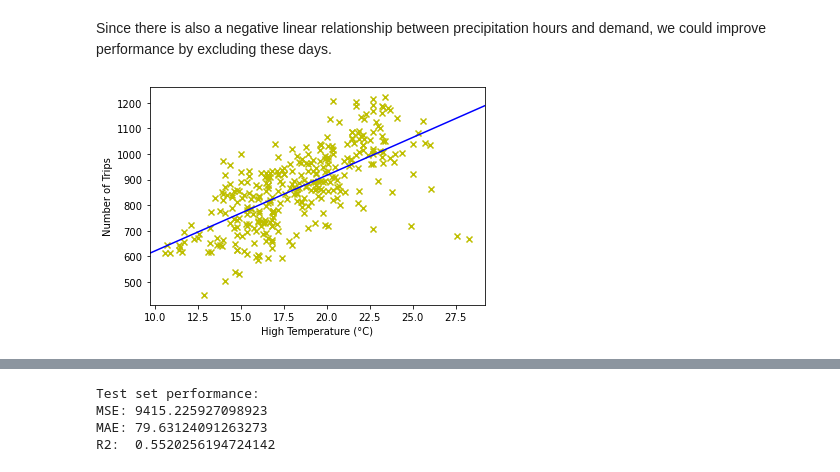
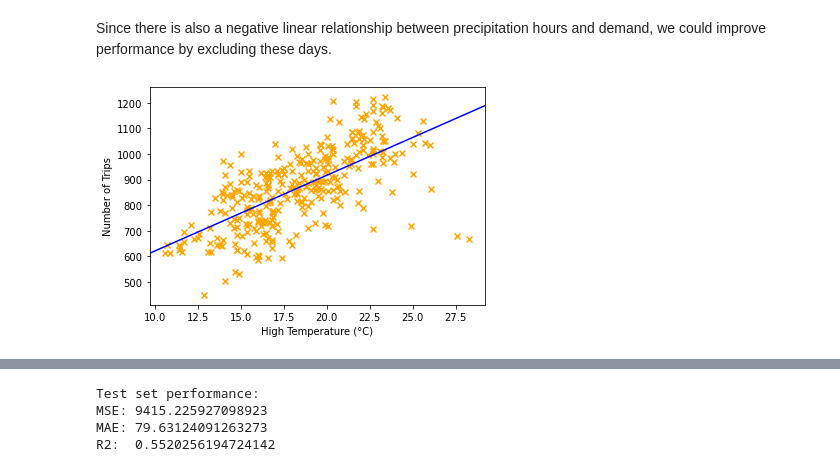
Before and after one commit to mschwa1010/AA_2022-23_Team_8, a Jupyter notebook: Prediction.ipynb, the cells around one changed output, grey strips where cells are left out. Saved outputs shown, nothing was run; the diff lists cells and outputs as text; code cells hidden in the pictures.

```diff
--- a/Prediction.ipynb
+++ b/Prediction.ipynb
@@ -197,19 +197,19 @@ model = LinearRegression(fit_intercept =True)
 model.fit(X_train_daily.values.reshape(-1,1),y_train_daily)
 model_pred = model.predict(X_test_daily.values.reshape(-1,1))
 # %%
-plt.scatter( X_daily,y_daily, marker = 'x', c='y')
+plt.scatter( X_daily,y_daily, marker = 'x', c='orange')
 xlim, ylim =(plt.gca().get_xlim(), plt.gca().get_ylim())
 
 Z = np.linspace(9,30)
 T = model.intercept_ + model.coef_*Z
 
 plt.plot(Z,T, c="b")
 plt.xlim(xlim)
 plt.ylim(ylim)
 plt.xlabel("High Temperature (°C)")
 plt.ylabel("Number of Trips")
 plt.show()
 print("Coefficients ", model.coef_, "\nIntercept ", model.intercept_ )
 # %% [output]
-[figure, old version]
+[figure, new version]
 Coefficients  [29.60478087]
```
Also changed, not shown: parts of 19 cells of this notebook.
